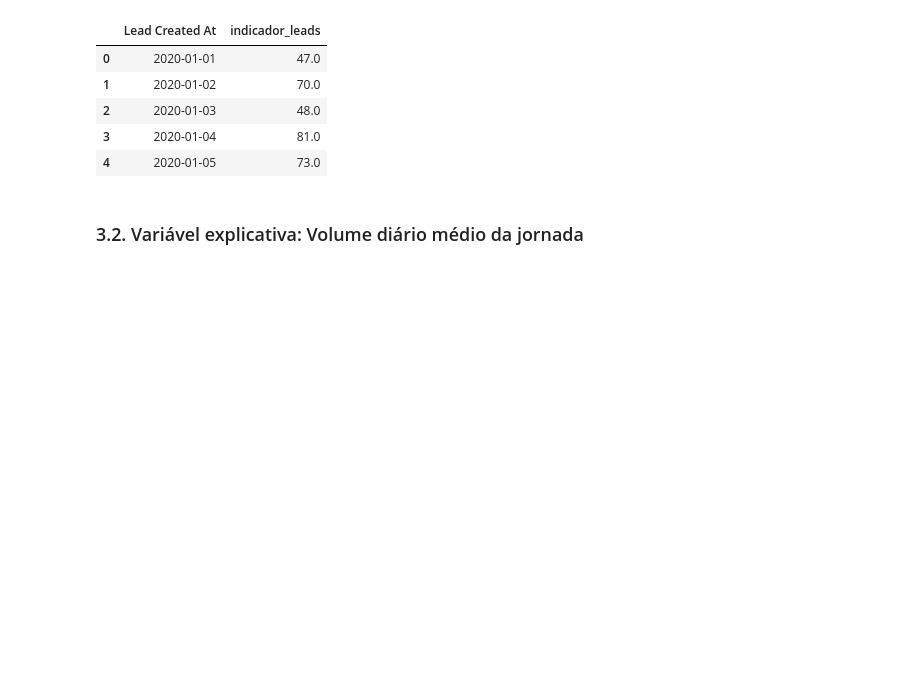
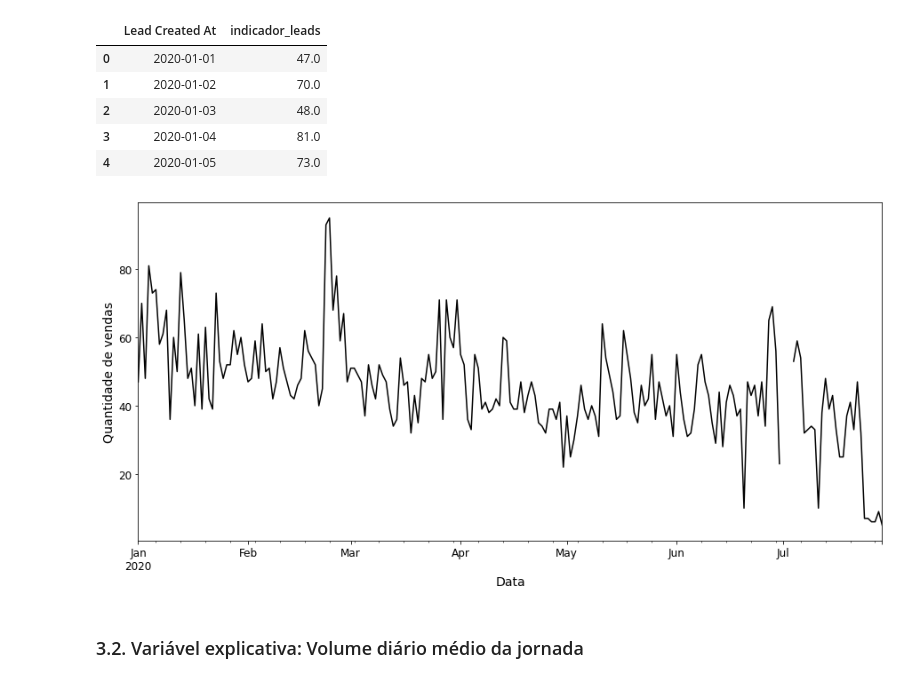
Before and after one commit to barbosarafael/DS_Avancado, a Jupyter notebook: ts_regressao/ts_regressao.ipynb, the cells around one changed output. Cells and saved outputs as stored; diff of their text form; code cells hidden in the pictures; blank space fills up the shorter version.

```diff
--- a/ts_regressao/ts_regressao.ipynb
+++ b/ts_regressao/ts_regressao.ipynb
@@ -92,6 +96,7 @@ _ = plt.tick_params(axis = "y", labelsize = 12, labelcolor = "black")
 dados1 = pd.DataFrame(vol_diarios_compras).reset_index()
 
 dados1["indicador_leads"] = dados1["indicador_leads"]*1.0
+dados1["indicador_leads"] = dados1["indicador_leads"].apply(lambda x: np.nan if x >= 100 else x)
 
 dados1.head()
 # %% [output]
@@ -101,6 +106,14 @@ dados1.head()
 | 2 | 2020-01-03 | 48.0 |
 | 3 | 2020-01-04 | 81.0 |
 | 4 | 2020-01-05 | 73.0 |
+# %%
+_ = dados1.plot(x = "Lead Created At", y = "indicador_leads", kind = "line", figsize = (15, 7), legend = False, color = "black")
+_ = plt.xlabel("Data", fontsize = 14, color = "black")
+_ = plt.ylabel("Quantidade de vendas", fontsize = 14, color = "black")
+_ = plt.tick_params(axis = "x", labelsize = 12, labelcolor = "black")
+_ = plt.tick_params(axis = "y", labelsize = 12, labelcolor = "black")
+# %% [output]
+[figure, added]
 # %% [markdown]
 ### 3.2. Variável explicativa: Volume diário médio da jornada
 # %%
```
Also changed, not shown: parts of 7 cells of this notebook.
